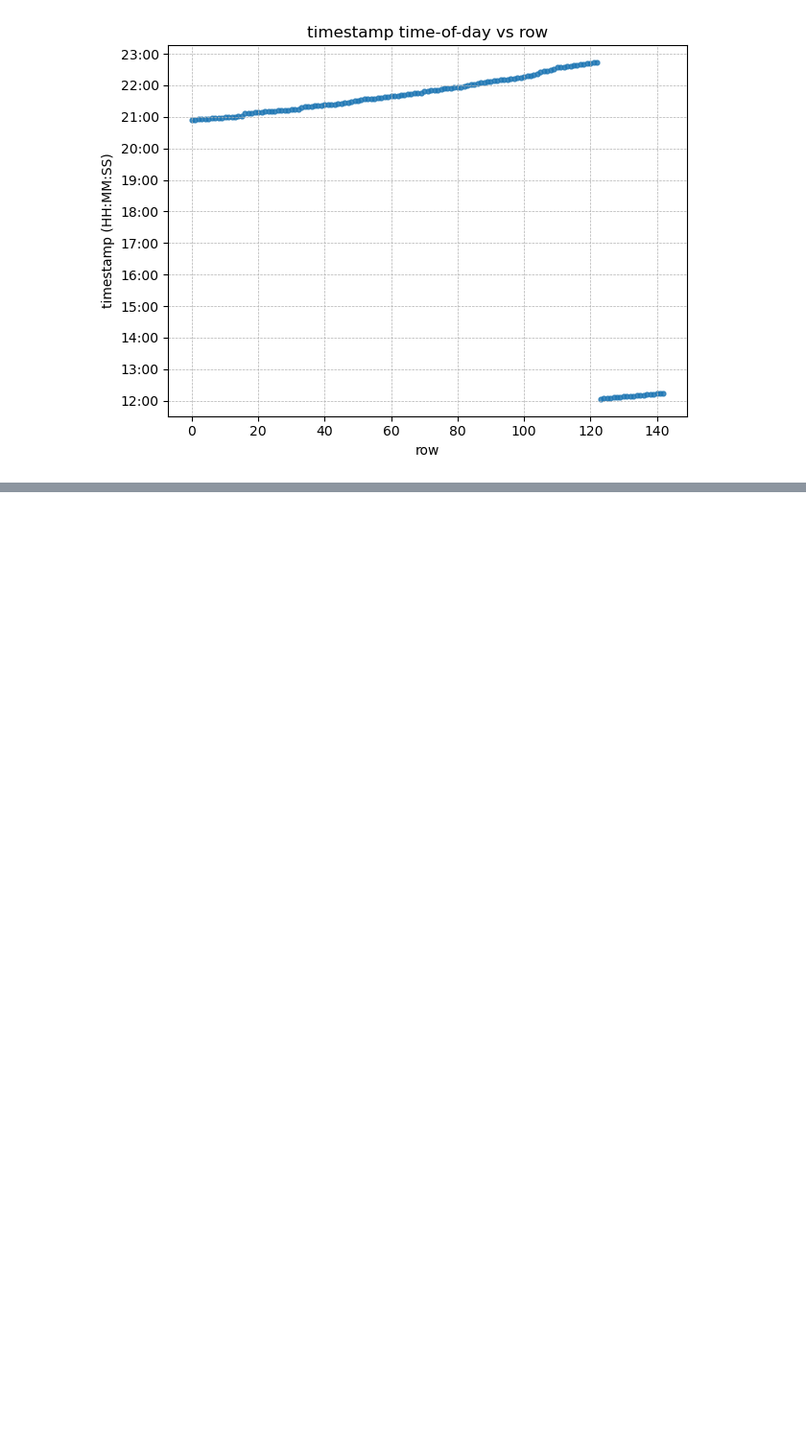
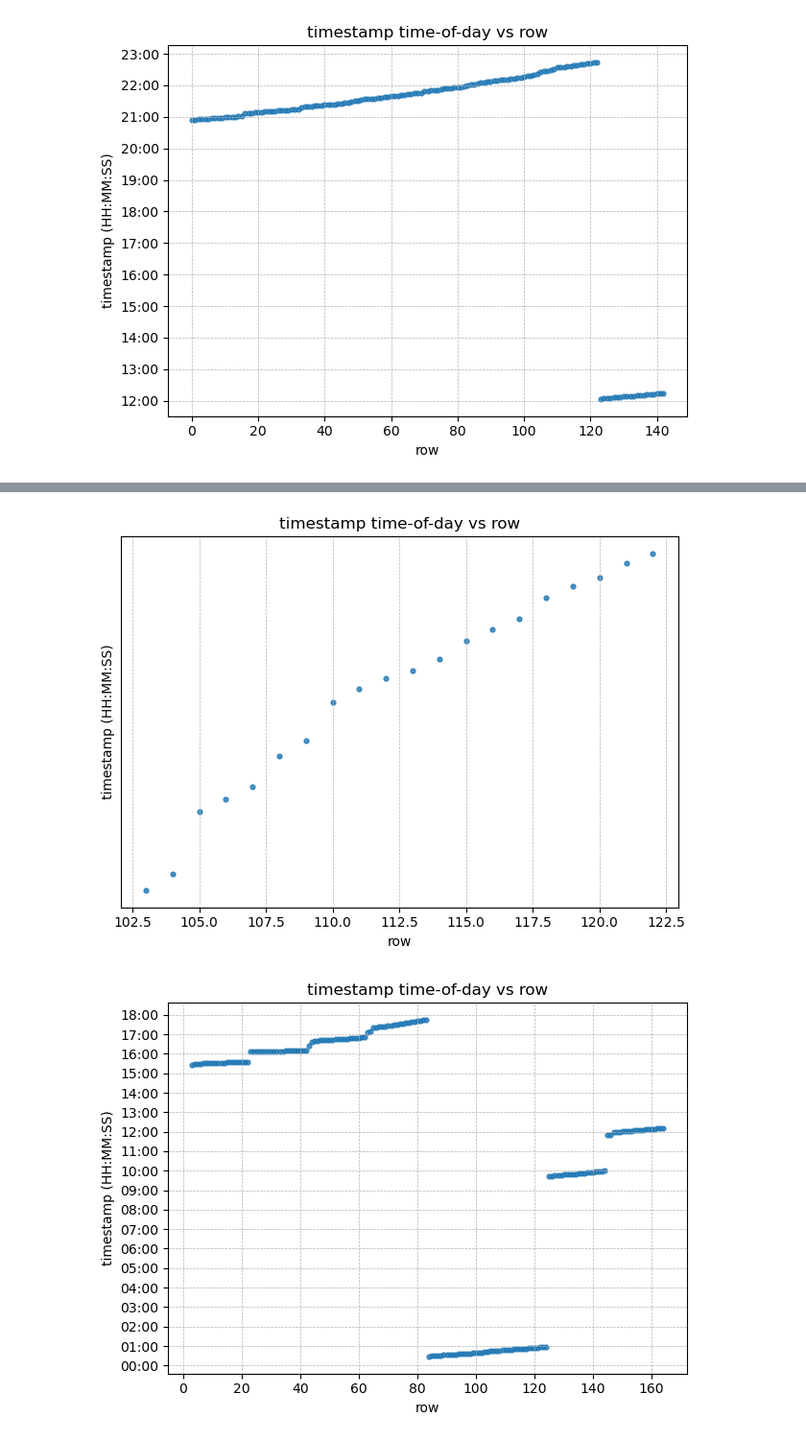
Before and after one commit to MagicBOTAlex/02464-experiments, a Jupyter notebook: HumanRecall/dataProcess.ipynb, the cells around one changed output, grey strips where cells are left out. Shown at 96% size. Drawn from its saved outputs; the diff is of its cells as text; code cells hidden in the pictures; blank space fills up the shorter version.

```diff
--- a/HumanRecall/dataProcess.ipynb
+++ b/HumanRecall/dataProcess.ipynb
@@ -84,7 +84,7 @@ def scatter_time_of_day_y(df: pd.DataFrame, ts_col="timestamp", x_col=None, titl
         print("No valid timestamps."); return
 
     # minutes since midnight (date-agnostic)
-    minutes = (ts.dt.hour * 60 + ts.dt.minute + ts.dt.second / 60.0)[valid]
+    minutes = ((ts.dt.hour) * 60 + ts.dt.minute + ts.dt.second / 60.0)[valid]
     x = (df.index[valid].to_numpy() if x_col is None else df.loc[valid, x_col].to_numpy())
 
     plt.figure()
@@ -187,0 +198,6 @@ scatter_time_of_day_y(df_all)
+# %%
+scatter_time_of_day_y(df_kaitlyn[103:123])
+scatter_time_of_day_y(df_laibah)
+# %% [output]
+[figure, added]
+[figure, added]
```
Also changed, not shown: parts of 11 cells of this notebook.
